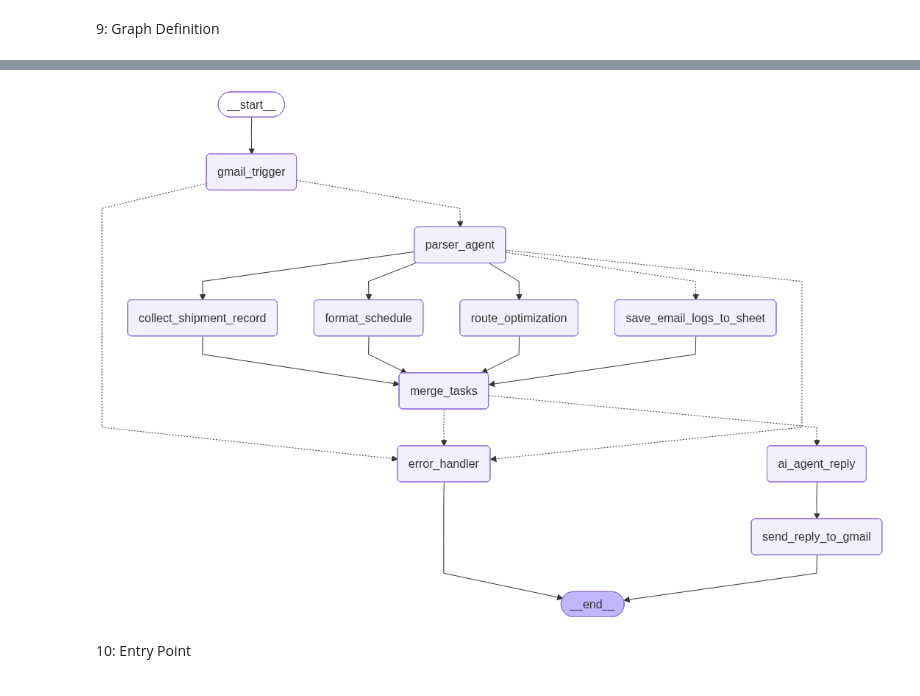
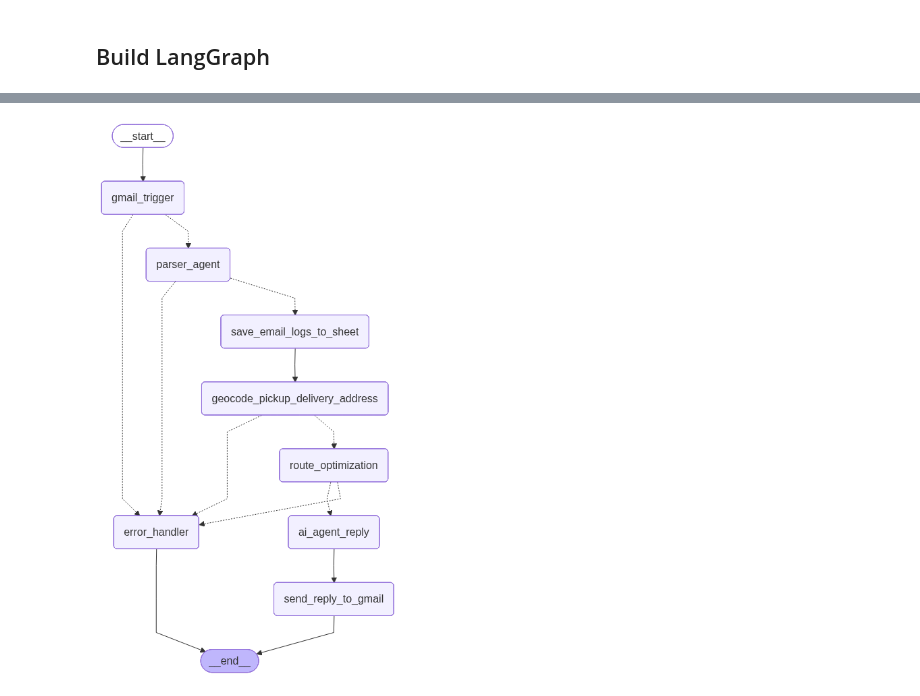
Before and after one commit to anujmumbaikar/AI-MultiStop-Circular-Logistic-Planner, a Jupyter notebook: agent.ipynb, the cells around one changed output, grey strips where cells are left out. Cells and saved outputs as stored; diff of their text form; code cells hidden in the pictures.

Commit message:
LangGraph refactoring and optimized distance fix

```diff
--- a/agent.ipynb
+++ b/agent.ipynb
@@ -116,17 +118,19 @@ from tools.ors_tools import geocode_address, optimize_route_with_retry, elevatio
 # %%
+# Node 1: Gmail Trigger
+
 def gmail_trigger(state: LogisticsState) -> dict:
     ts = datetime.utcnow()
     h6 = hashlib.md5(f"{state['sender_email']}{ts.isoformat()}".encode()).hexdigest()[:6]
     req_id = f"REQ-{ts.strftime('%Y%m%d')}-{h6}"
 
     if check_duplicate(req_id):
-        log.warning("Duplicate request detected: %s", req_id)
-        return {"collection_request_id": req_id, "error": "DUPLICATE_REQUEST"}
+        log.warning('Duplicate request: %s', req_id)
+        return {'collection_request_id': req_id, 'error': 'DUPLICATE_REQUEST'}
 
-    log.info("New request: %s (thread: %s)", req_id, state["thread_id"])
-    return {"collection_request_id": req_id, "error": None}
+    log.info('New request: %s (thread: %s)', req_id, state['thread_id'])
+    return {'collection_request_id': req_id, 'error': None}
 
 
-def route_after_trigger(state: LogisticsState) -> Literal["parser_agent", "error_handler"]:
-    return "error_handler" if state.get("error") else "parser_agent"
+def route_after_trigger(state: LogisticsState) -> Literal['parser_agent', 'error_handler']:
+    return 'error_handler' if state.get('error') else 'parser_agent'
 # %%
@@ -519,53 +532,42 @@ def error_handler(state: LogisticsState) -> dict:
     })
     return {}
-# %% [markdown]
-9: Graph Definition
+# %% [markdown]
+## Build LangGraph
 # %%
 def build_graph():
     builder = StateGraph(LogisticsState)
 
-    builder.add_node("gmail_trigger", gmail_trigger)
-    builder.add_node("parser_agent", parser_agent)
-    builder.add_node("save_email_logs_to_sheet", save_email_logs_to_sheet)
-    builder.add_node("route_optimization", route_optimization)
-    builder.add_node("collect_shipment_record", collect_shipment_record)
-    builder.add_node("format_schedule", format_schedule)
-    builder.add_node("merge_tasks", merge_tasks)
-    builder.add_node("ai_agent_reply", ai_agent_reply)
-    builder.add_node("send_reply_to_gmail", send_reply_to_gmail)
-    builder.add_node("error_handler", error_handler)
+    builder.add_node('gmail_trigger',                   gmail_trigger)
+    builder.add_node('parser_agent',                    parser_agent)
+    builder.add_node('save_email_logs_to_sheet',        save_email_logs_to_sheet)
+    builder.add_node('geocode_pickup_delivery_address', geocode_pickup_delivery_address)
+    builder.add_node('route_optimization',              route_optimization)
+    builder.add_node('ai_agent_reply',                  ai_agent_reply)
+    builder.add_node('send_reply_to_gmail',             send_reply_to_gmail)
+    builder.add_node('error_handler',                   error_handler)
 
-    builder.add_edge(START, "gmail_trigger")
+    builder.add_edge(START, 'gmail_trigger')
 
-    builder.add_conditional_edges(
-        "gmail_trigger", route_after_trigger,
-        {"parser_agent": "parser_agent", "error_handler": "error_handler"},
-    )
+    builder.add_conditional_edges('gmail_trigger', route_after_trigger,
+        {'parser_agent': 'parser_agent', 'error_handler': 'error_handler'})
 
-    builder.add_conditional_edges(
-        "parser_agent", route_after_parse,
-        {"save_email_logs_to_sheet": "save_email_logs_to_sheet", "error_handler": "error_handler"},
-    )
-    builder.add_edge("parser_agent", "route_optimization")
-    builder.add_edge("parser_agent", "collect_shipment_record")
-    builder.add_edge("parser_agent", "format_schedule")
+    builder.add_conditional_edges('parser_agent', route_after_parse,
+        {'save_email_logs_to_sheet': 'save_email_logs_to_sheet', 'error_handler': 'error_handler'})
 
-    builder.add_edge("save_email_logs_to_sheet", "merge_tasks")
-    builder.add_edge("route_optimization", "merge_tasks")
-    builder.add_edge("collect_shipment_record", "merge_tasks")
-    builder.add_edge("format_schedule", "merge_tasks")
+    builder.add_edge('save_email_logs_to_sheet', 'geocode_pickup_delivery_address')
 
-    builder.add_conditional_edges(
-        "merge_tasks", route_after_merge,
-        {"ai_agent_reply": "ai_agent_reply", "error_handler": "error_handler"},
-    )
+    builder.add_conditional_edges('geocode_pickup_delivery_address', route_after_geocode,
+        {'route_optimization': 'route_optimization', 'error_handler': 'error_handler'})
 
-    builder.add_edge("ai_agent_reply", "send_reply_to_gmail")
-    builder.add_edge("send_reply_to_gmail", END)
-    builder.add_edge("error_handler", END)
+    builder.add_conditional_edges('route_optimization', route_after_optimization,
+        {'ai_agent_reply': 'ai_agent_reply', 'error_handler': 'error_handler'})
+
+    builder.add_edge('ai_agent_reply',      'send_reply_to_gmail')
+    builder.add_edge('send_reply_to_gmail', END)
+    builder.add_edge('error_handler',       END)
 
     app = builder.compile(checkpointer=MemorySaver())
-    log.info("LangGraph compiled: 10 nodes, parallel fan-out after parser_agent.")
+    log.info('LangGraph compiled: 8 nodes, linear flow.')
     return app
 
 
@@ -576,3 +578 @@ app
-[figure, old version]
+[figure, new version]
-# %% [markdown]
-10: Entry Point
```
Also changed, not shown: parts of 25 cells of this notebook, 4 other files.
